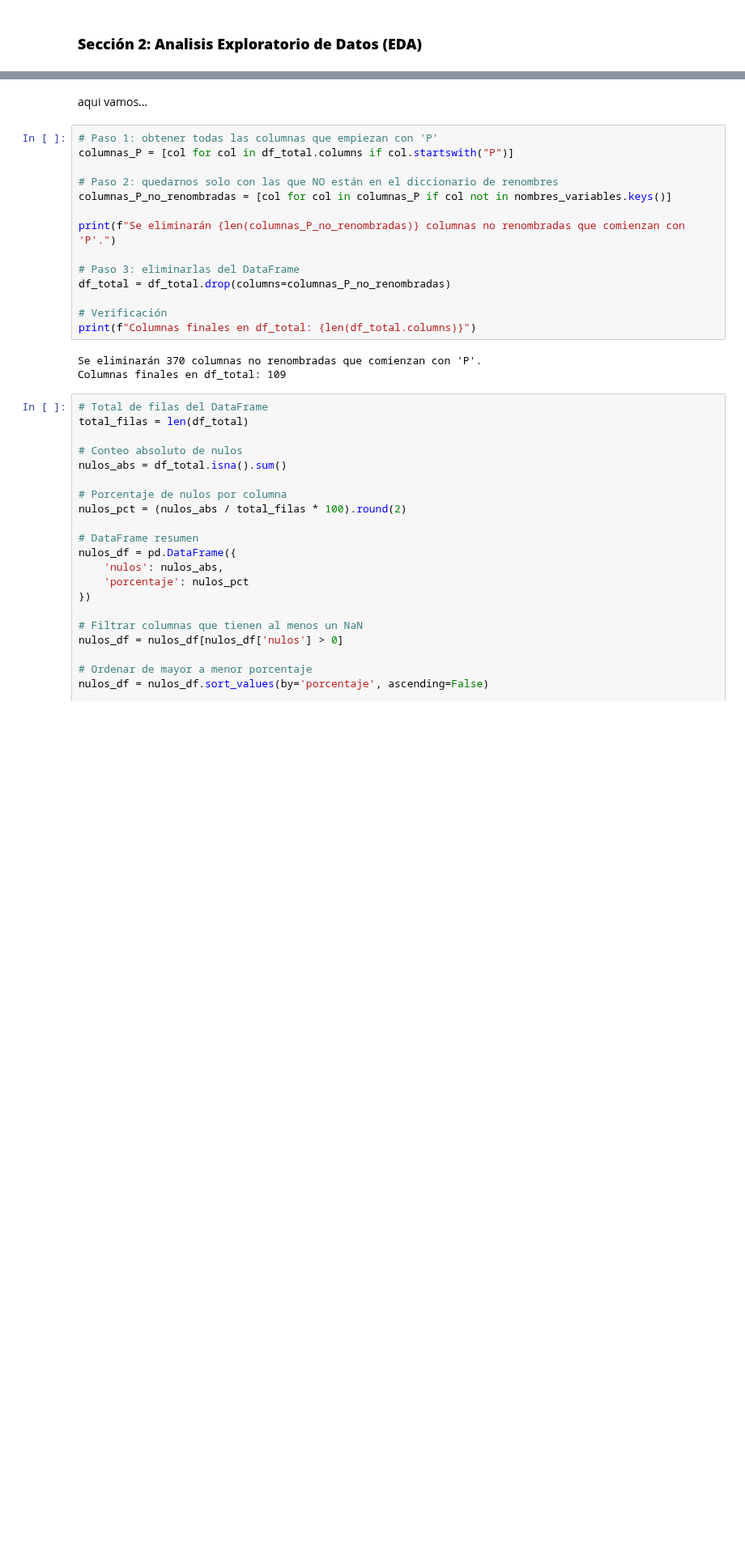
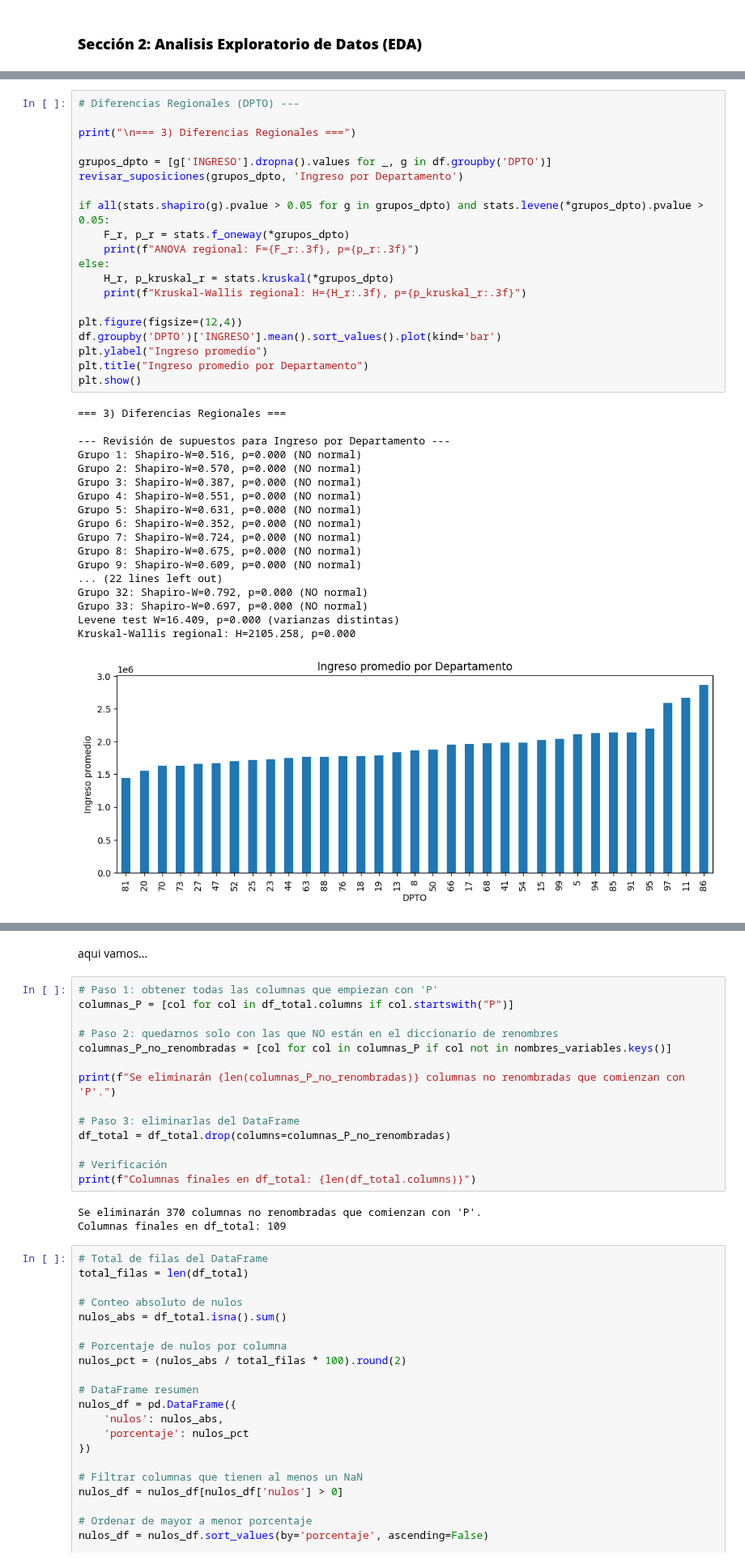
Before and after one commit to Carlos22709/Proyecto_final_analitica, a Jupyter notebook: merges2.ipynb, the cells around one changed output, grey strips where cells are left out. Shown at 81% size. Saved outputs shown, nothing was run; the diff lists cells and outputs as text; blank space fills up the shorter version.

```diff
--- a/merges2.ipynb
+++ b/merges2.ipynb
@@ -736,0 +669,39 @@ SyntaxError: invalid syntax (1317003315.py, line 1)
+# %%
+# Diferencias Regionales (DPTO) ---
+
+print("\n=== 3) Diferencias Regionales ===")
+
+grupos_dpto = [g['INGRESO'].dropna().values for _, g in df.groupby('DPTO')]
+revisar_suposiciones(grupos_dpto, 'Ingreso por Departamento')
+
+if all(stats.shapiro(g).pvalue > 0.05 for g in grupos_dpto) and stats.levene(*grupos_dpto).pvalue > 0.05:
+    F_r, p_r = stats.f_oneway(*grupos_dpto)
+    print(f"ANOVA regional: F={F_r:.3f}, p={p_r:.3f}")
+else:
+    H_r, p_kruskal_r = stats.kruskal(*grupos_dpto)
+    print(f"Kruskal-Wallis regional: H={H_r:.3f}, p={p_kruskal_r:.3f}")
+
+plt.figure(figsize=(12,4))
+df.groupby('DPTO')['INGRESO'].mean().sort_values().plot(kind='bar')
+plt.ylabel("Ingreso promedio")
+plt.title("Ingreso promedio por Departamento")
+plt.show()
+# %% [output]
+=== 3) Diferencias Regionales ===
+
+--- Revisión de supuestos para Ingreso por Departamento ---
+Grupo 1: Shapiro-W=0.516, p=0.000 (NO normal)
+Grupo 2: Shapiro-W=0.570, p=0.000 (NO normal)
+Grupo 3: Shapiro-W=0.387, p=0.000 (NO normal)
+Grupo 4: Shapiro-W=0.551, p=0.000 (NO normal)
+Grupo 5: Shapiro-W=0.631, p=0.000 (NO normal)
+Grupo 6: Shapiro-W=0.352, p=0.000 (NO normal)
+Grupo 7: Shapiro-W=0.724, p=0.000 (NO normal)
+Grupo 8: Shapiro-W=0.675, p=0.000 (NO normal)
+Grupo 9: Shapiro-W=0.609, p=0.000 (NO normal)
+... (22 lines left out)
+Grupo 32: Shapiro-W=0.792, p=0.000 (NO normal)
+Grupo 33: Shapiro-W=0.697, p=0.000 (NO normal)
+Levene test W=16.409, p=0.000 (varianzas distintas)
+Kruskal-Wallis regional: H=2105.258, p=0.000
+[figure, added]
```
Also changed, not shown: parts of 26 cells of this notebook.
